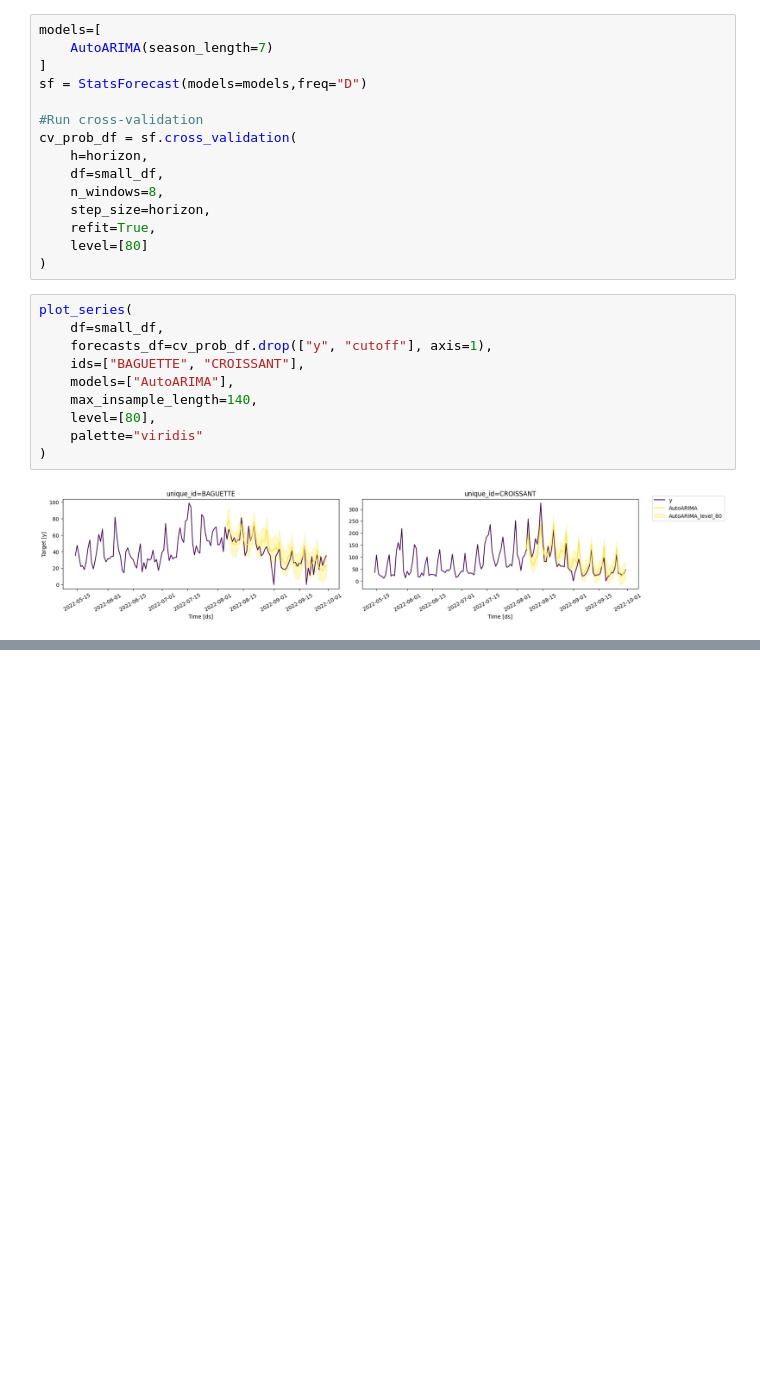
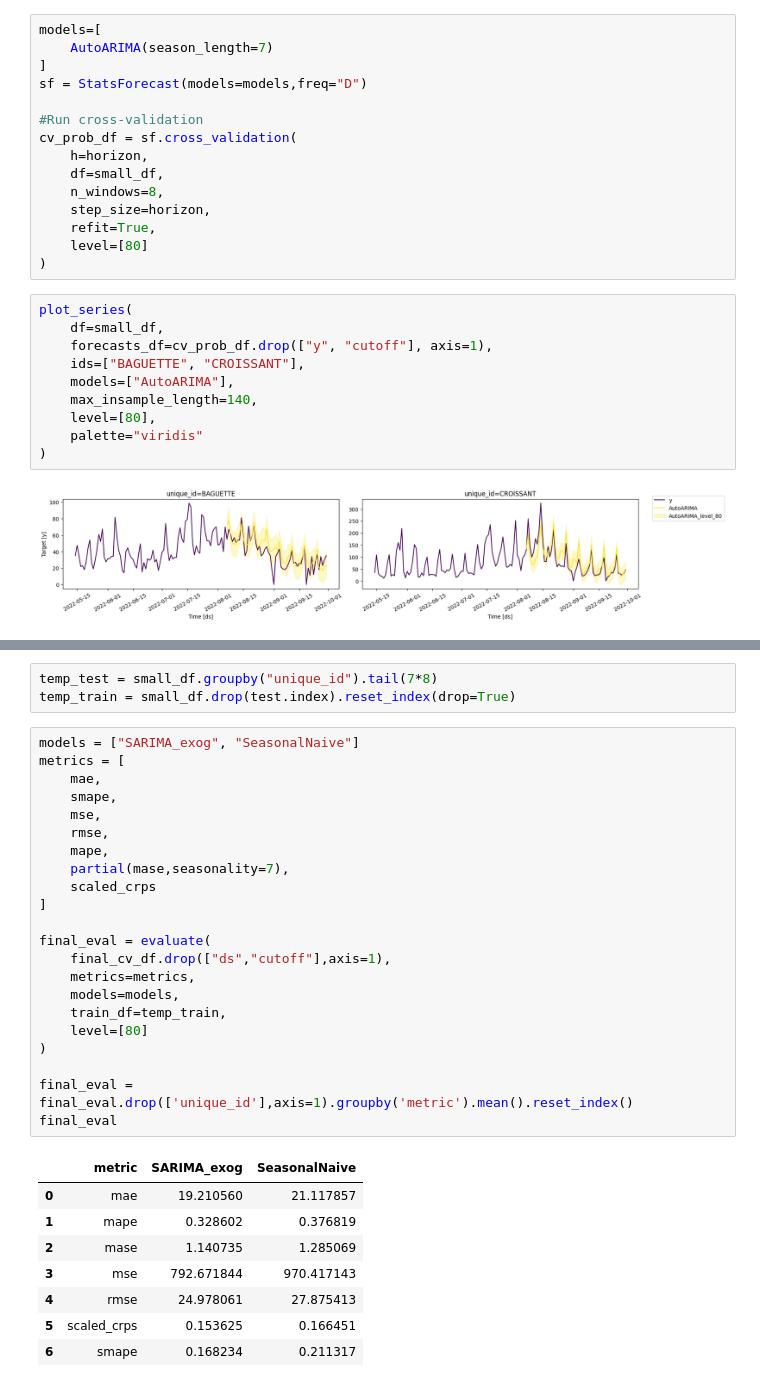
Before and after one commit to Sambarlasagna/Time-Series-Forecasting-Python, a Jupyter notebook: main.ipynb, the cells around one changed output, grey strips where cells are left out. Saved outputs shown, nothing was run; the diff lists cells and outputs as text; blank space fills up the shorter version.

```diff
--- a/main.ipynb
+++ b/main.ipynb
@@ -563,0 +594,34 @@ plot_series(
+# %%
+temp_test = small_df.groupby("unique_id").tail(7*8)
+temp_train = small_df.drop(test.index).reset_index(drop=True)
+# %%
+models = ["SARIMA_exog", "SeasonalNaive"]
+metrics = [
+    mae,
+    smape,
+    mse,
+    rmse,
+    mape,
+    partial(mase,seasonality=7),
+    scaled_crps
+]
+
+final_eval = evaluate(
+    final_cv_df.drop(["ds","cutoff"],axis=1),
+    metrics=metrics,
+    models=models,
+    train_df=temp_train,
+    level=[80]
+)
+
+final_eval = final_eval.drop(['unique_id'],axis=1).groupby('metric').mean().reset_index()
+final_eval
+# %% [output]
+|  | metric | SARIMA_exog | SeasonalNaive |
+| 0 | mae | 19.210560 | 21.117857 |
+| 1 | mape | 0.328602 | 0.376819 |
+| 2 | mase | 1.140735 | 1.285069 |
+| 3 | mse | 792.671844 | 970.417143 |
+| 4 | rmse | 24.978061 | 27.875413 |
+| 5 | scaled_crps | 0.153625 | 0.166451 |
+| 6 | smape | 0.168234 | 0.211317 |
```
Also changed, not shown: parts of 5 cells of this notebook.
